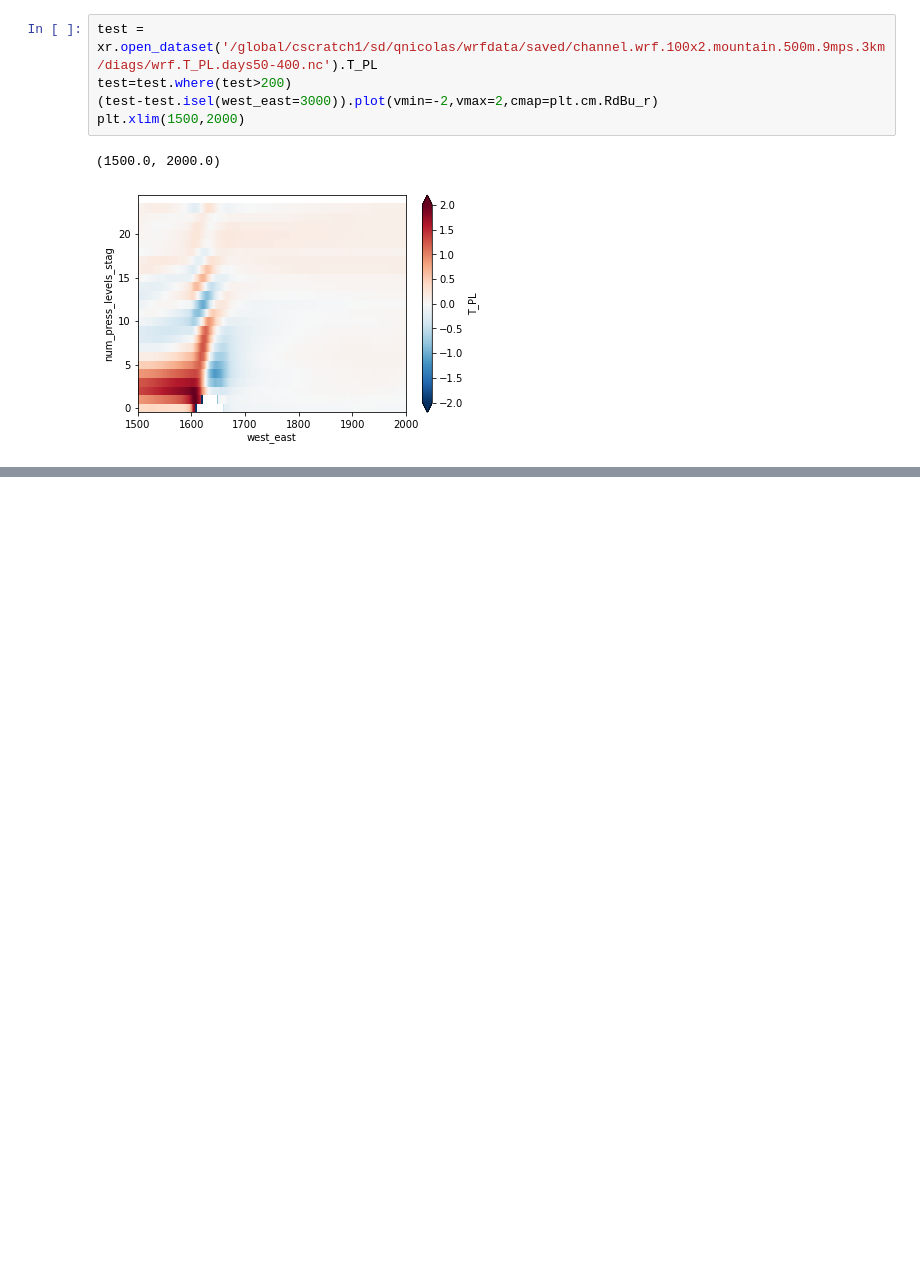
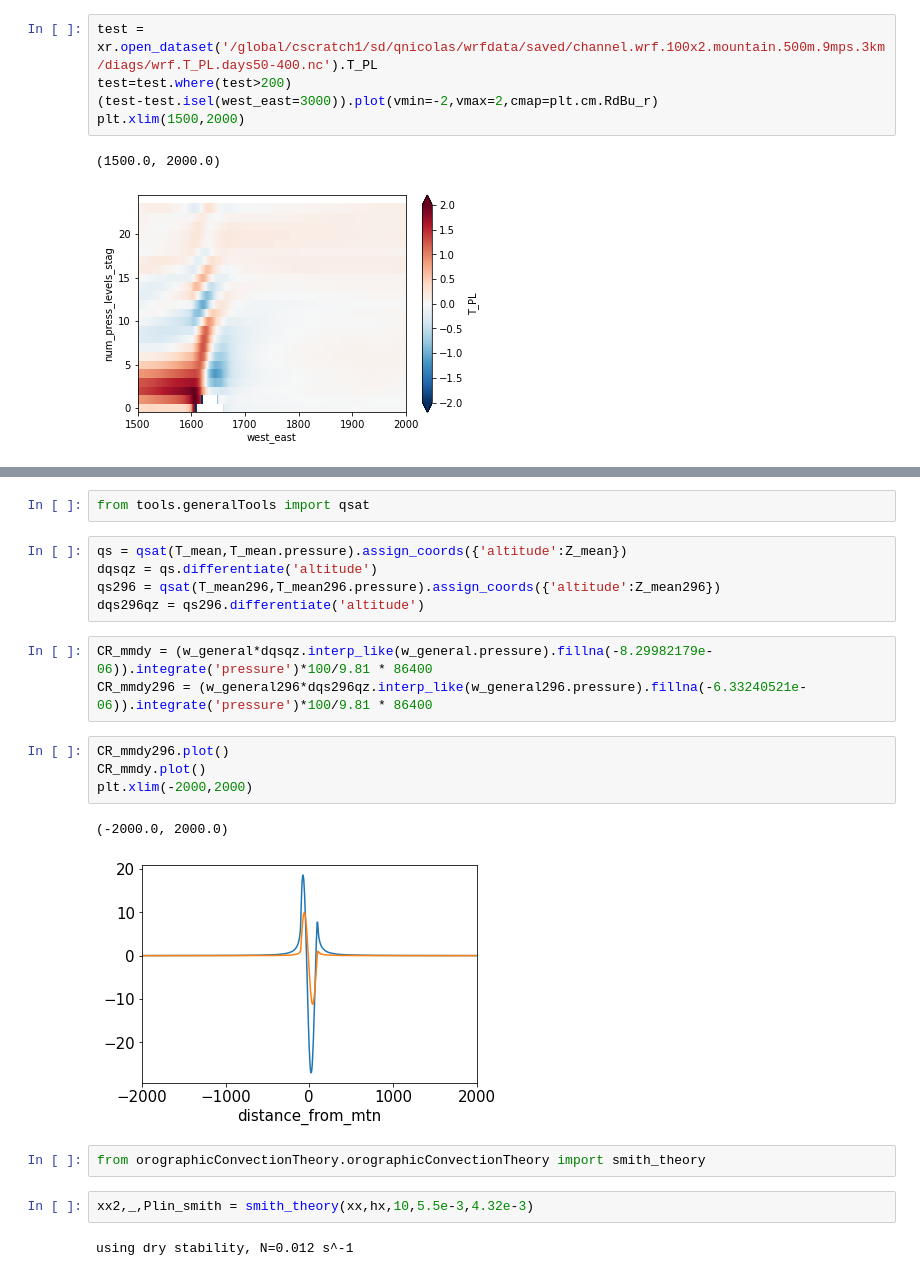
Before and after one commit to qnicolas/orographicPrecipitation, a Jupyter notebook: observationsAndERA5/generalLinearTheory.ipynb, the cells around one changed output, grey strips where cells are left out. Saved outputs shown, nothing was run; the diff lists cells and outputs as text; blank space fills up the shorter version.

```diff
--- a/observationsAndERA5/generalLinearTheory.ipynb
+++ b/observationsAndERA5/generalLinearTheory.ipynb
@@ -113,0 +222,23 @@ plt.xlim(1500,2000)
+# %%
+from tools.generalTools import qsat
+# %%
+qs = qsat(T_mean,T_mean.pressure).assign_coords({'altitude':Z_mean})
+dqsqz = qs.differentiate('altitude')
+qs296 = qsat(T_mean296,T_mean296.pressure).assign_coords({'altitude':Z_mean296})
+dqs296qz = qs296.differentiate('altitude')
+# %%
+CR_mmdy = (w_general*dqsqz.interp_like(w_general.pressure).fillna(-8.29982179e-06)).integrate('pressure')*100/9.81 * 86400
+CR_mmdy296 = (w_general296*dqs296qz.interp_like(w_general296.pressure).fillna(-6.33240521e-06)).integrate('pressure')*100/9.81 * 86400
+# %%
+CR_mmdy296.plot()
+CR_mmdy.plot()
+plt.xlim(-2000,2000)
+# %% [output]
+(-2000.0, 2000.0)
+[figure, added]
+# %%
+from orographicConvectionTheory.orographicConvectionTheory import smith_theory
+# %%
+xx2,_,Plin_smith = smith_theory(xx,hx,10,5.5e-3,4.32e-3)
+# %% [output]
+using dry stability, N=0.012 s^-1
```
Also changed, not shown: parts of 20 cells of this notebook, 8 other files.
